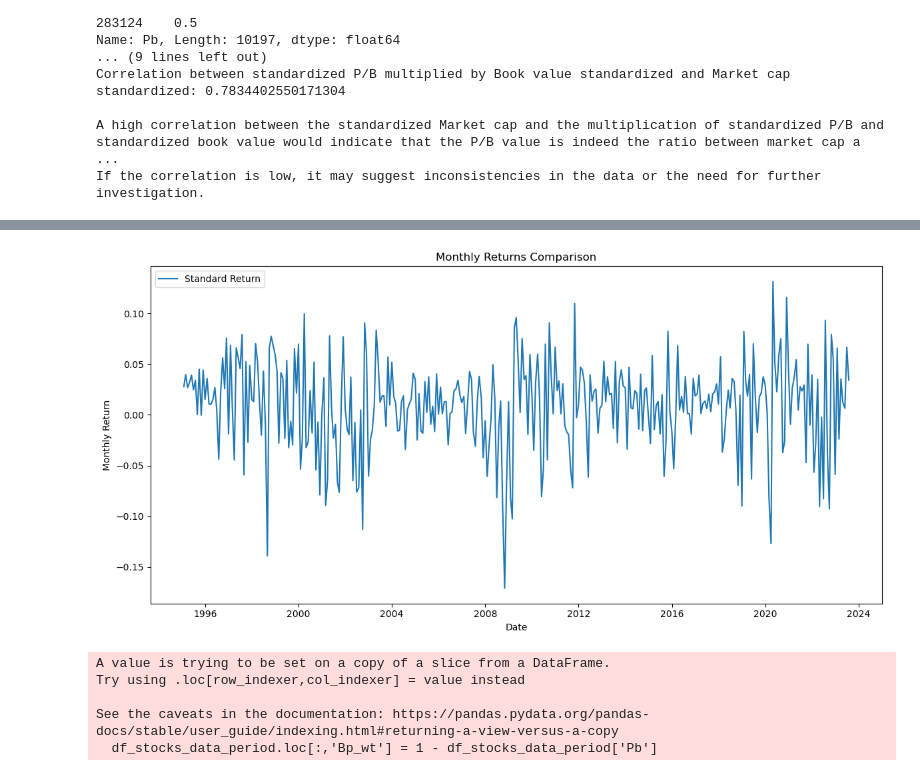
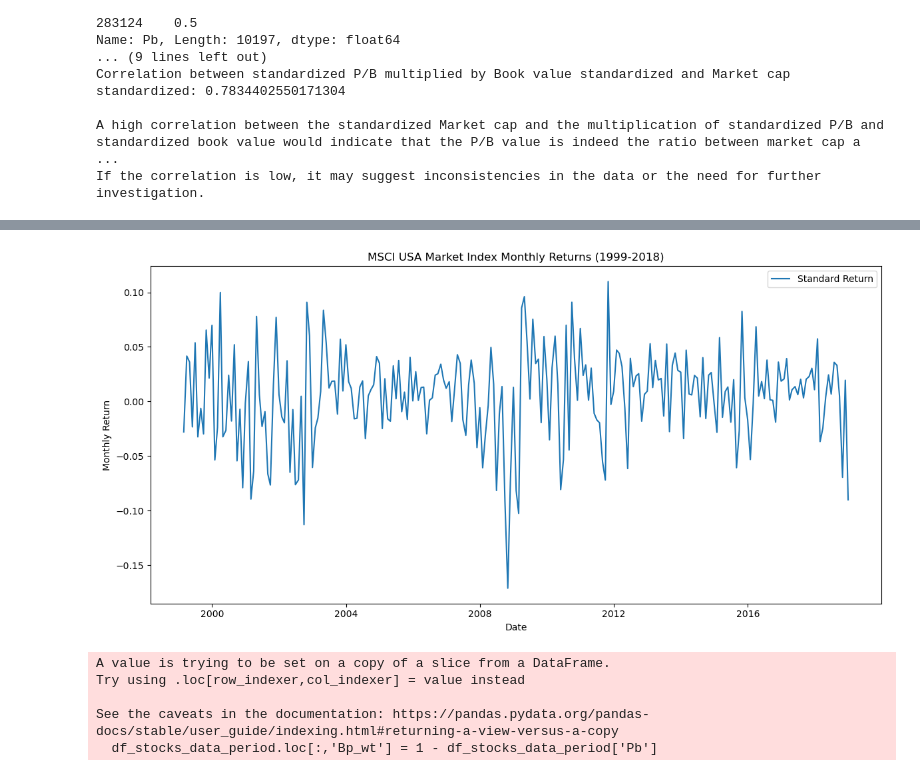
Before and after one commit to KiranReddy0808/FE5108-Portfolio-Theory-and-Investments, a Jupyter notebook: Assignment 3/Assignment3.ipynb, the cells around one changed output, grey strips where cells are left out. Saved outputs shown, nothing was run; the diff lists cells and outputs as text; code cells hidden in the pictures.

```diff
--- a/Assignment 3/Assignment3.ipynb
+++ b/Assignment 3/Assignment3.ipynb
@@ -538,12 +519,13 @@ See the caveats in the documentation: https://pandas.pydata.org/pandas-docs/stab
 # %%
 # Plot the monthly returns for the MSCI USA market index
+us_msci_ff_filtered_data = us_msci_ff_data['1999-01-31':'2019-01-01']
 plt.figure(figsize=(12, 6))
-plt.plot(us_msci_ff_data.index, us_msci_ff_data['Standard Return'], label='Standard Return')
-plt.title('Monthly Returns Comparison')
+plt.plot(us_msci_ff_filtered_data.index, us_msci_ff_filtered_data['Standard Return'], label='Standard Return')
+plt.title('MSCI USA Market Index Monthly Returns (1999-2018)')
 plt.xlabel('Date')
 plt.ylabel('Monthly Return')
 plt.legend()
 plt.tight_layout()
 plt.show()
 # %% [output]
-[figure, old version]
+[figure, new version]
```
Also changed, not shown: parts of 5 cells of this notebook.
